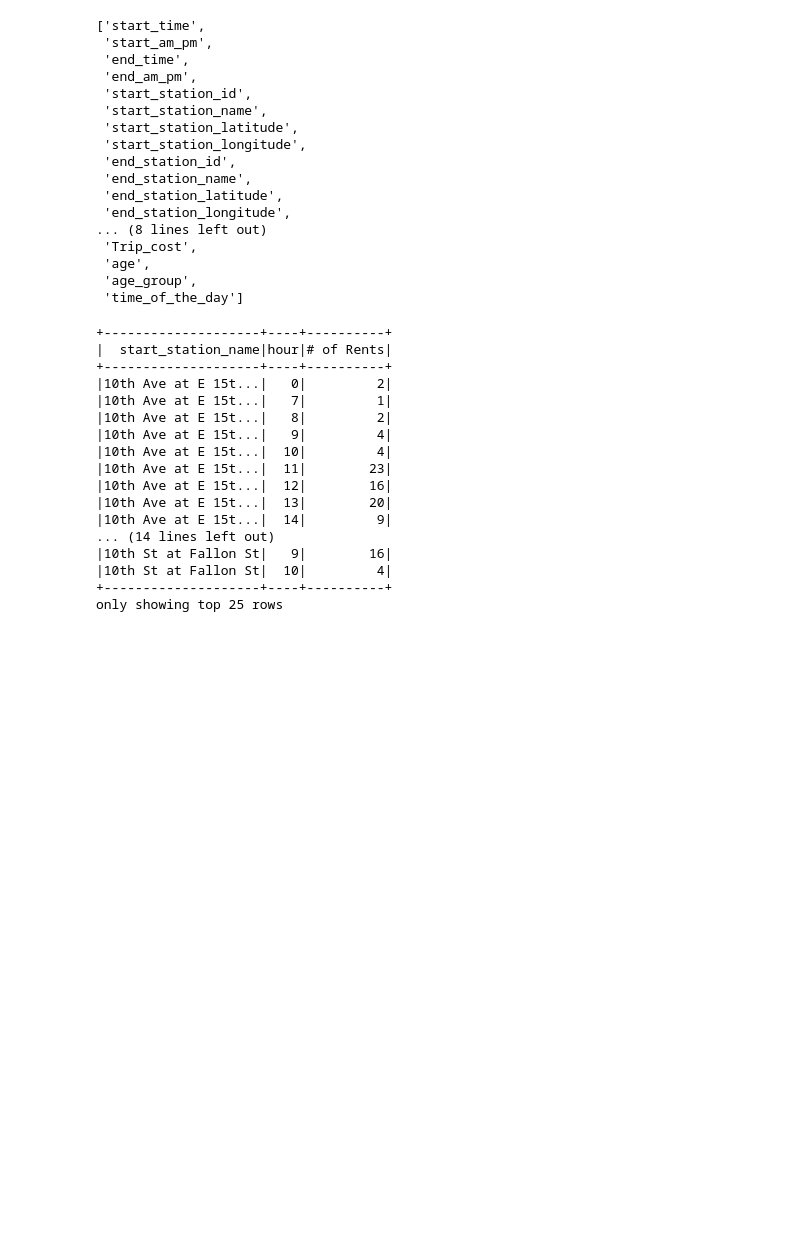
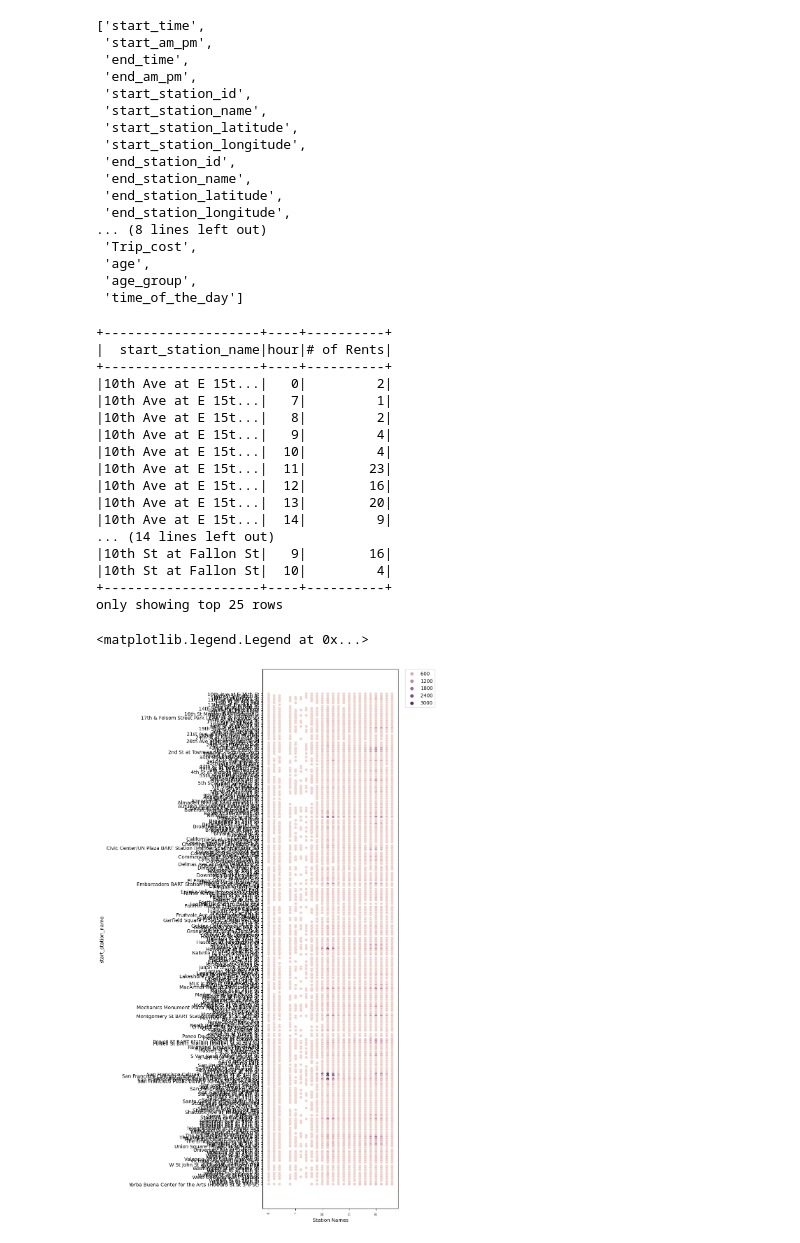
Before and after one commit to Faiza3107/develhope-Data5-Team3, a Jupyter notebook: week_4/Week4_Onur.ipynb, the cells around one changed output. Cells and saved outputs as stored; diff of their text form; code cells hidden in the pictures; blank space fills up the shorter version.

```diff
--- a/week_4/Week4_Onur.ipynb
+++ b/week_4/Week4_Onur.ipynb
@@ -150,3 +151,13 @@ only showing top 25 rows
 # %%
 df_station=df.select(['start_station_name','start_time']).groupBy(['start_station_name', F.hour('start_time').alias('hour')]).agg(F.count('start_time').alias('# of Rents')).sort(['start_station_name','hour'])
 pd_station=df_station.toPandas()
+# %%
+plt.figure(figsize=(5,20))
+sn.scatterplot(x= pd_station['hour'], y= pd_station['start_station_name'], hue='# of Rents',data=pd_station)
+plt.autoscale(enable=True)
+plt.xlabel(xlabel='Station Names')
+plt.xticks(rotation=90, fontsize=6)
+plt.legend(bbox_to_anchor=(1.05, 1), loc='upper left', borderaxespad=0)
+# %% [output]
+<matplotlib.legend.Legend at 0x...>
+[figure, added]
```
Also changed, not shown: parts of 5 cells of this notebook.
